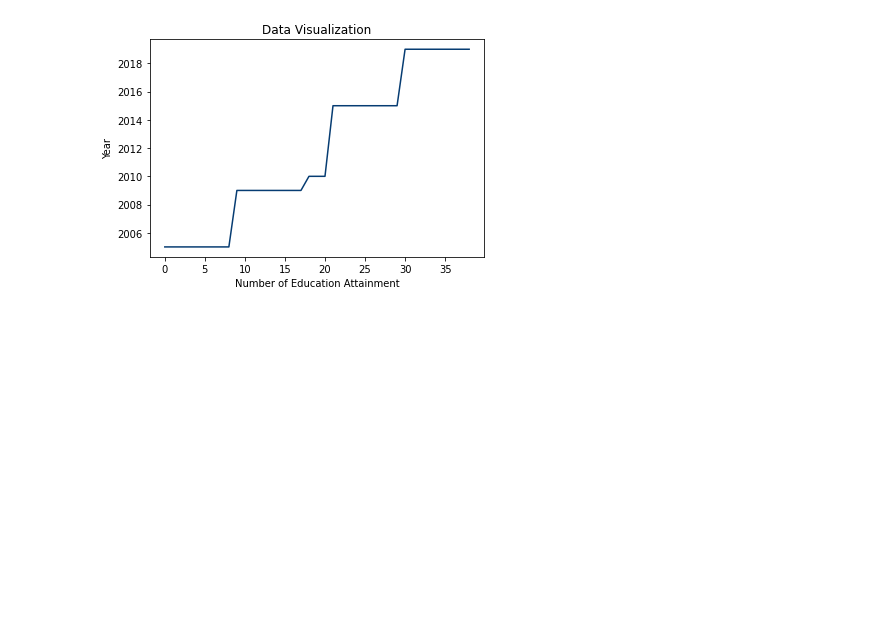
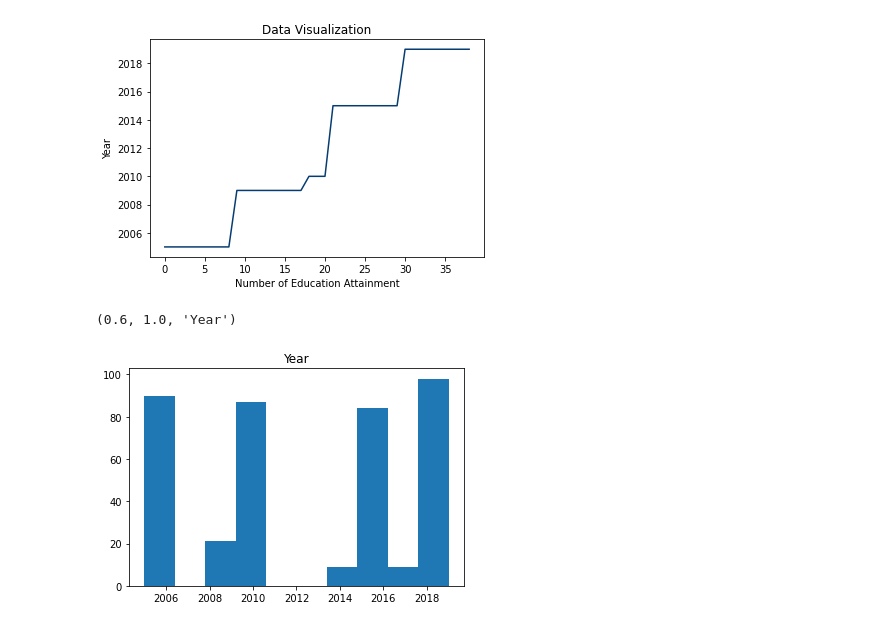
Before and after one commit to suzettecomia/3206-The-Rising-Squad, a Jupyter notebook: Quality_Education_Enhancement_Lead_to_Economic_Growth.ipynb, the cells around one changed output. Saved outputs shown, nothing was run; the diff lists cells and outputs as text; code cells hidden in the pictures; blank space fills up the shorter version.

```diff
--- a/Quality_Education_Enhancement_Lead_to_Economic_Growth.ipynb
+++ b/Quality_Education_Enhancement_Lead_to_Economic_Growth.ipynb
@@ -140,3 +140,14 @@ plt.ylabel("Year")
 plt.show()
 # %% [output]
 [figure]
+# %%
+
+import matplotlib.pyplot as plt
+
+plt.hist(dataset1['Year'])
+plt.title("Year")
+
+(0.6, 1.0, 'Year')
+# %% [output]
+(0.6, 1.0, 'Year')
+[figure, added]
```
